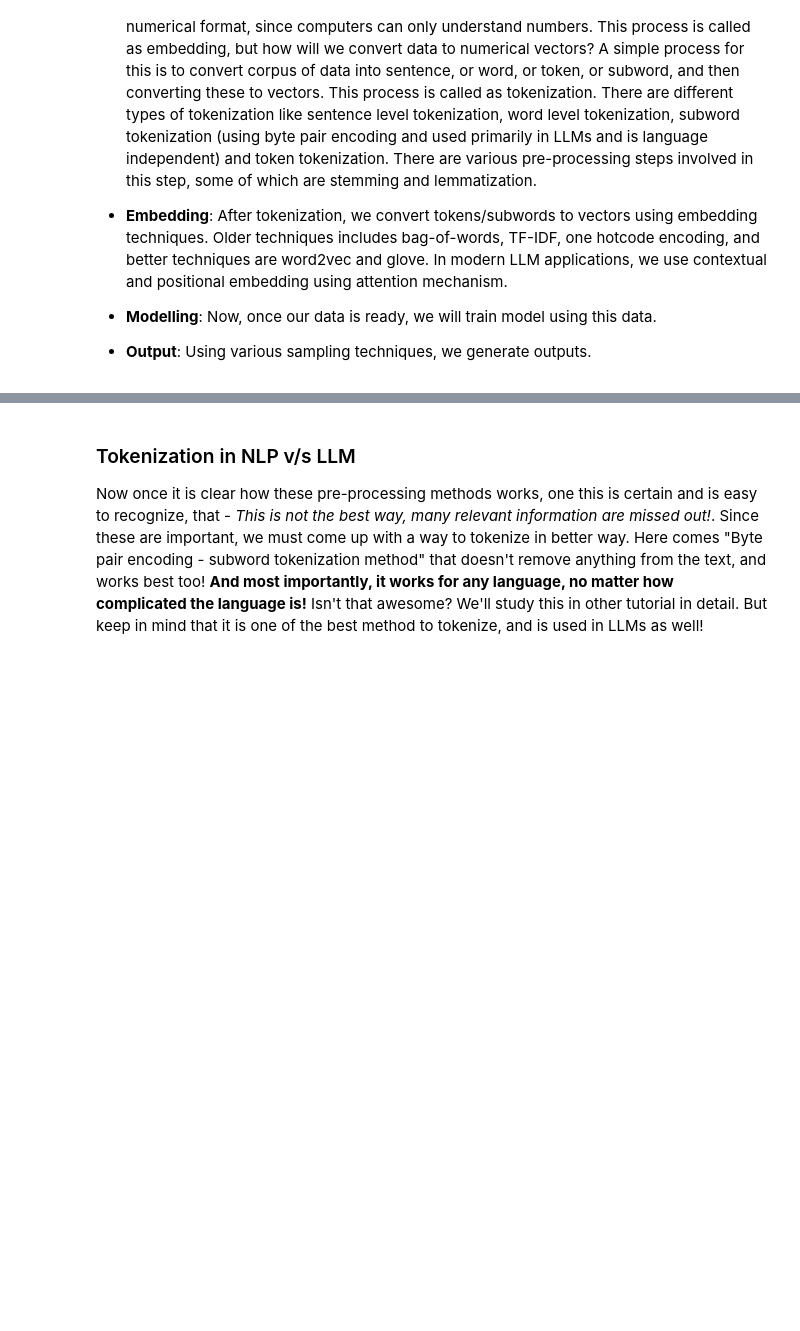
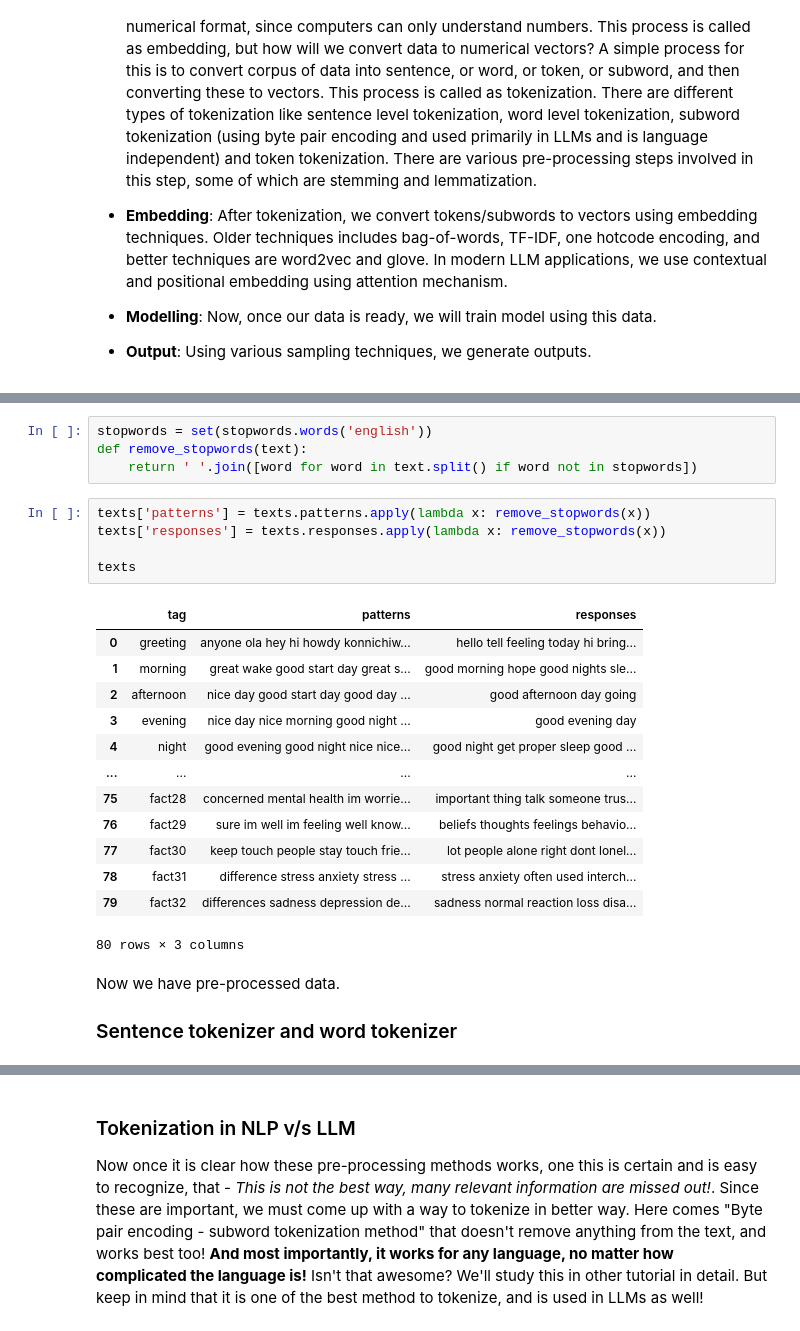
Before and after one commit to Harsh-Agarwals/NLP, a Jupyter notebook: Codes/tokenizers/basic_tokenizers.ipynb, the cells around one changed output, grey strips where cells are left out. Saved outputs shown, nothing was run; the diff lists cells and outputs as text; blank space fills up the shorter version.

Commit message:
basic-tokenizers

```diff
--- a/Codes/tokenizers/basic_tokenizers.ipynb
+++ b/Codes/tokenizers/basic_tokenizers.ipynb
@@ -87,0 +299,28 @@ import numpy as np
+# %%
+stopwords = set(stopwords.words('english'))
+def remove_stopwords(text):
+    return ' '.join([word for word in text.split() if word not in stopwords])
+# %%
+texts['patterns'] = texts.patterns.apply(lambda x: remove_stopwords(x))
+texts['responses'] = texts.responses.apply(lambda x: remove_stopwords(x))
+
+texts
+# %% [output]
+|  | tag | patterns | responses |
+| 0 | greeting | anyone ola hey hi howdy konnichiw... | hello tell feeling today hi bring... |
+| 1 | morning | great wake good start day great s... | good morning hope good nights sle... |
+| 2 | afternoon | nice day good start day good day ... | good afternoon day going |
+| 3 | evening | nice day nice morning good night ... | good evening day |
+| 4 | night | good evening good night nice nice... | good night get proper sleep good ... |
+| ... | ... | ... | ... |
+| 75 | fact28 | concerned mental health im worrie... | important thing talk someone trus... |
+| 76 | fact29 | sure im well im feeling well know... | beliefs thoughts feelings behavio... |
+| 77 | fact30 | keep touch people stay touch frie... | lot people alone right dont lonel... |
+| 78 | fact31 | difference stress anxiety stress ... | stress anxiety often used interch... |
+| 79 | fact32 | differences sadness depression de... | sadness normal reaction loss disa... |
+80 rows × 3 columns
+# %% [markdown]
+Now we have pre-processed data.
+
+
+### Sentence tokenizer and word tokenizer
```
Also changed, not shown: parts of 33 cells of this notebook.
